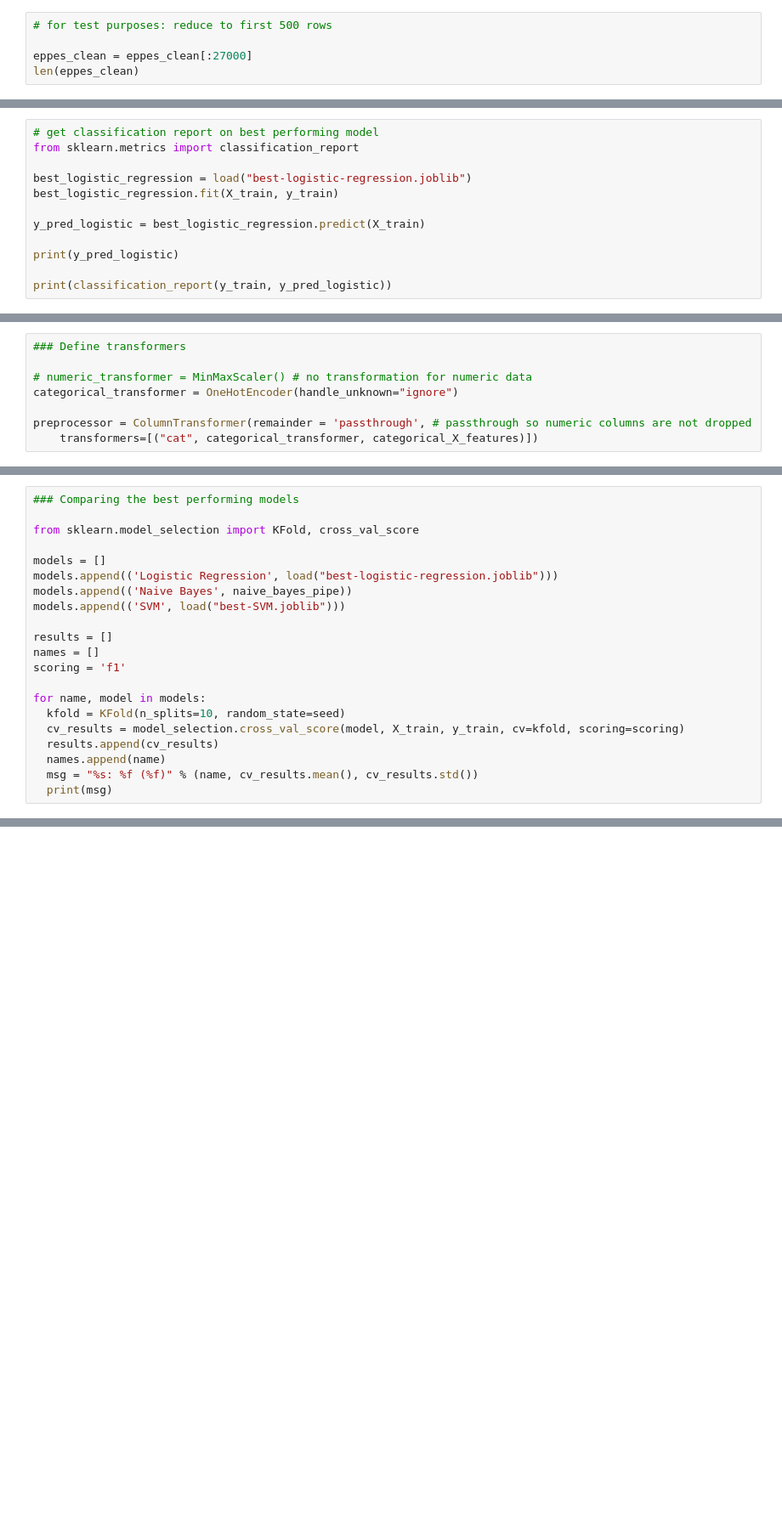
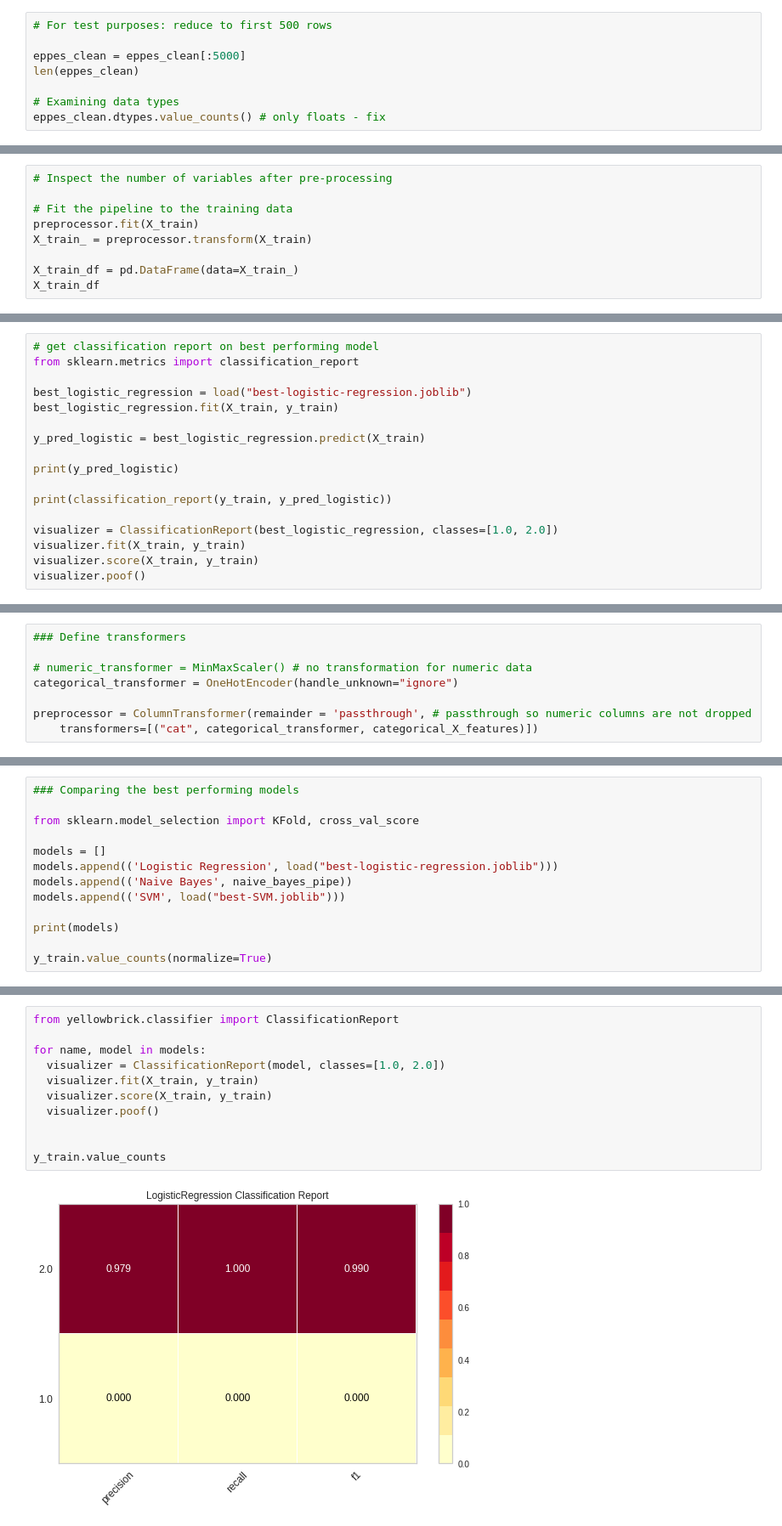
Before and after one commit to OskarKrafft/Machine-Learning-Project, a Jupyter notebook: 02_Models.ipynb, the cells around one changed output, grey strips where cells are left out. Shown at 85% size. Saved outputs shown, nothing was run; the diff lists cells and outputs as text; blank space fills up the shorter version.

```diff
--- a/02_Models.ipynb
+++ b/02_Models.ipynb
@@ -29,8 +34,11 @@ eppes_clean
 | 27463 | 0.0 | 0.0 | 0.0 | 0.0 | 0.0 | 0.0 | 0.0 | 0.0 | 0.0 | 0.0 | ... | ... |
 27464 rows × 291 columns
 # %%
-# for test purposes: reduce to first 500 rows
+# For test purposes: reduce to first 500 rows
 
-eppes_clean = eppes_clean[:27000]
+eppes_clean = eppes_clean[:5000]
 len(eppes_clean)
+
+# Examining data types
+eppes_clean.dtypes.value_counts() # only floats - fix
 # %% [output]
@@ -122,0 +124,9 @@ X_train
+# %%
+# Inspect the number of variables after pre-processing
+
+# Fit the pipeline to the training data
+preprocessor.fit(X_train)
+X_train_ = preprocessor.transform(X_train)
+
+X_train_df = pd.DataFrame(data=X_train_)
+X_train_df
@@ -197,4 +223,9 @@ y_pred_logistic = best_logistic_regression.predict(X_train)
 print(y_pred_logistic)
 
 print(classification_report(y_train, y_pred_logistic))
+
+visualizer = ClassificationReport(best_logistic_regression, classes=[1.0, 2.0])
+visualizer.fit(X_train, y_train)
+visualizer.score(X_train, y_train)
+visualizer.poof()
 # %% [output]
@@ -435,15 +445,7 @@ models.append(('Logistic Regression', load("best-logistic-regression.joblib")))
 models.append(('Naive Bayes', naive_bayes_pipe))
 models.append(('SVM', load("best-SVM.joblib")))
 
-results = []
-names = []
-scoring = 'f1'
+print(models)
 
-for name, model in models:
-  kfold = KFold(n_splits=10, random_state=seed)
-  cv_results = model_selection.cross_val_score(model, X_train, y_train, cv=kfold, scoring=scoring)
-  results.append(cv_results)
-  names.append(name)
-  msg = "%s: %f (%f)" % (name, cv_results.mean(), cv_results.std())
-  print(msg)
+y_train.value_counts(normalize=True)
 # %% [output]
@@ -450,0 +470,13 @@ NameError: ignored
+# %%
+from yellowbrick.classifier import ClassificationReport
+
+for name, model in models:
+  visualizer = ClassificationReport(model, classes=[1.0, 2.0])
+  visualizer.fit(X_train, y_train)
+  visualizer.score(X_train, y_train)
+  visualizer.poof()
+
+
+y_train.value_counts
+# %% [output]
+[figure, added]
```
Also changed, not shown: parts of 25 cells of this notebook.
